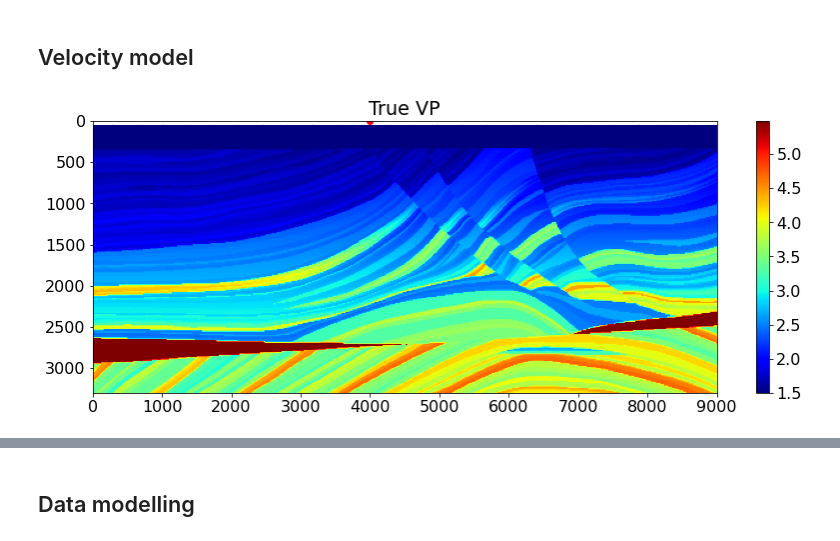
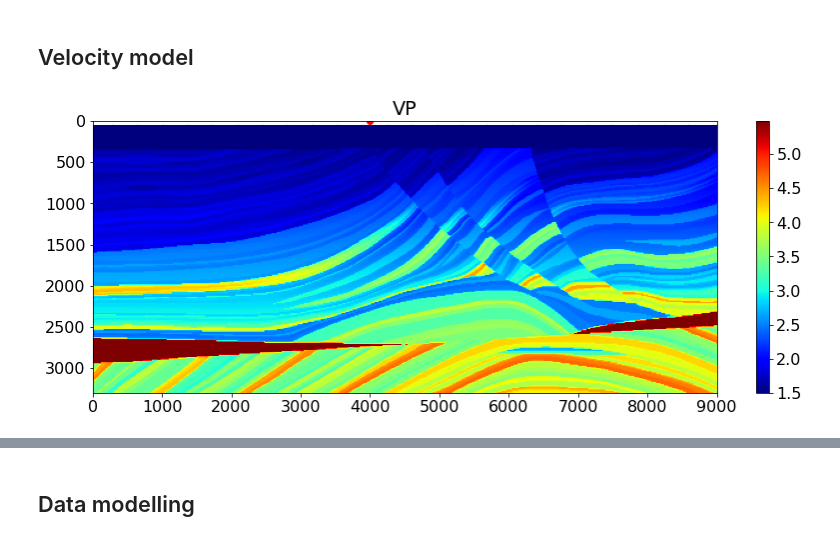
Before and after one commit to DIG-Kaust/Devito-fwi, a Jupyter notebook: notebooks/acoustic/Modelling_filtering.ipynb, the cells around one changed output, grey strips where cells are left out. Saved outputs shown, nothing was run; the diff lists cells and outputs as text; code cells hidden in the pictures.

```diff
--- a/notebooks/acoustic/Modelling_filtering.ipynb
+++ b/notebooks/acoustic/Modelling_filtering.ipynb
@@ -73,28 +85,27 @@ x_r[:, 1] = par['rz']
 # %% [markdown]
 ## Velocity model
 # %%
-# function to get water layer mask
+# Function to get water layer mask
 def mask(m, value):
-    """
-    Return a mask for the model (m) using the (value)
+    """Mask for model below given value
     """
     msk = m > value
     msk = msk.astype(int)
     return msk
 
 # Load the true model
 vp_true = np.fromfile(velocity_file, np.float32).reshape(par['nz'], par['nx']).T
 msk = mask(vp_true, 1.52) # get the mask for the water layer
 
 m_vmin, m_vmax = np.percentile(vp_true, [2,98])
 
 plt.figure(figsize=(14, 5))
 plt.imshow(vp_true.T, vmin=m_vmin, vmax=m_vmax, cmap='jet',
            extent=(x[0], x[-1], z[-1], z[0]))
 plt.colorbar()
 plt.scatter(x_r[:,0], x_r[:,1], c='w')
 plt.scatter(x_s[:,0], x_s[:,1], c='r')
-plt.title('True VP')
+plt.title('VP')
 plt.axis('tight');
 # %% [output]
-[figure, old version]
+[figure, new version]
```
Also changed, not shown: parts of 17 cells of this notebook, 4 other files.
